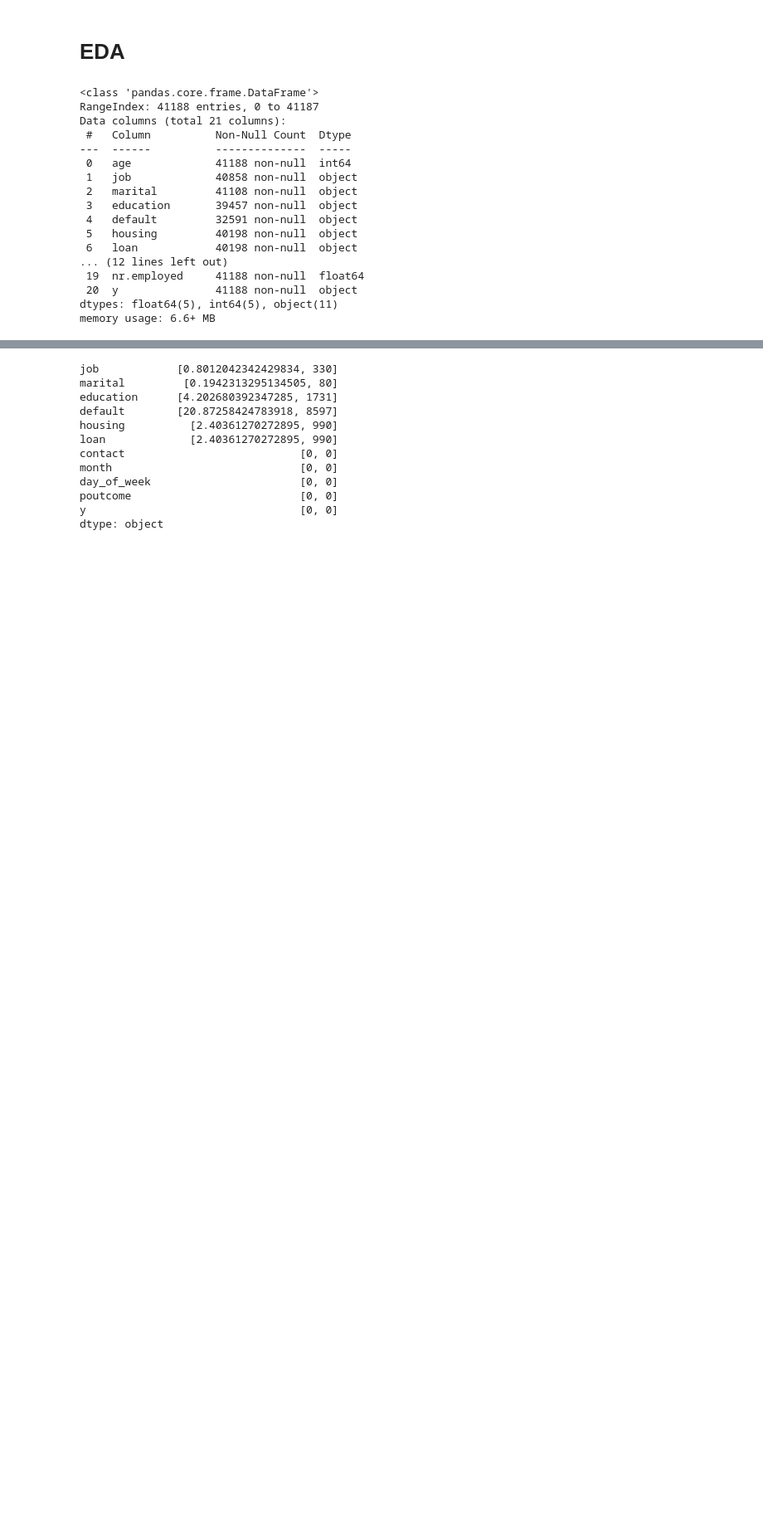
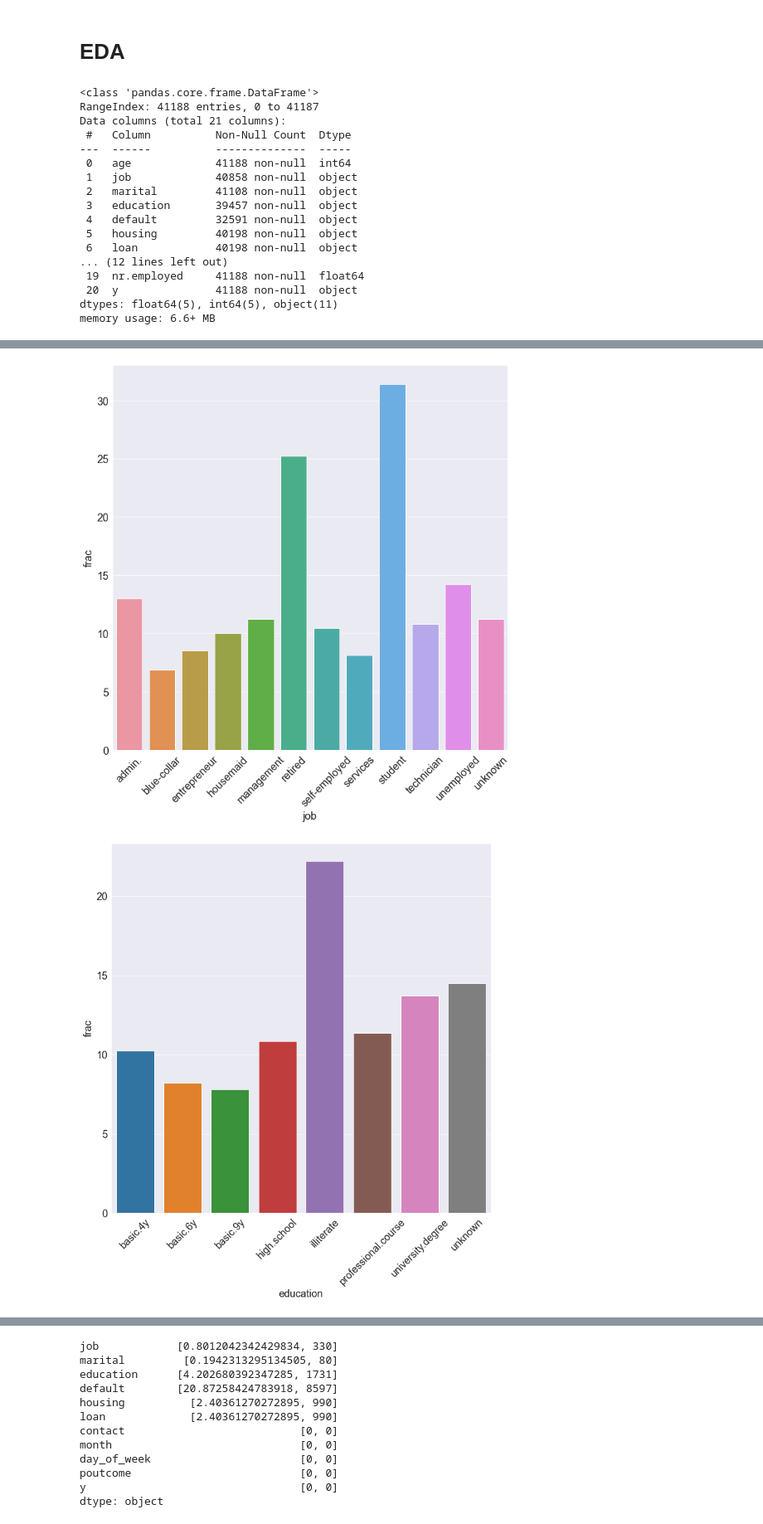
Before and after one commit to shreyanc07/comparitive-analysis-of-decision-tree-and-naive-bayes-model-for-classification, a Jupyter notebook: src/task-1.ipynb, the cells around one changed output, grey strips where cells are left out. Shown at 83% size. Saved outputs shown, nothing was run; the diff lists cells and outputs as text; code cells hidden in the pictures; blank space fills up the shorter version.

```diff
--- a/src/task-1.ipynb
+++ b/src/task-1.ipynb
@@ -70,0 +134,22 @@ $\textcolor{#F9E79F}{\underline{\textbf{Social attributes}}}$
+# %%
+for c in ["job", "education", "marital", "contact", "loan", "housing"]:
+        df_temp = df.loc[:, [c, "y"]] \
+        .groupby(c)\
+        .value_counts()\
+        .reset_index()\
+        .rename(columns={0:"Number"})\
+        .pivot(index=c, columns="y")\
+        .reset_index()
+
+        df_temp["frac"] = 100 * df_temp[("Number", "yes")]/ (df_temp[("Number", "yes")] + df_temp[("Number", "no")])
+        df_temp.columns = [c, "no", "yes", "frac"]
+        mapping = df_temp.drop(columns=["no", "yes"])\
+                .sort_values("frac", ascending=False)
+
+        # plt.figure(figsize=(12, 12))
+        sns.barplot(df_temp, x=c, y="frac")
+        plt.xticks(rotation = 45)
+        plt.show()
+# %% [output]
+[figure, added]
+[figure, added]
```
Also changed, not shown: parts of 44 cells of this notebook, 6 other files.
